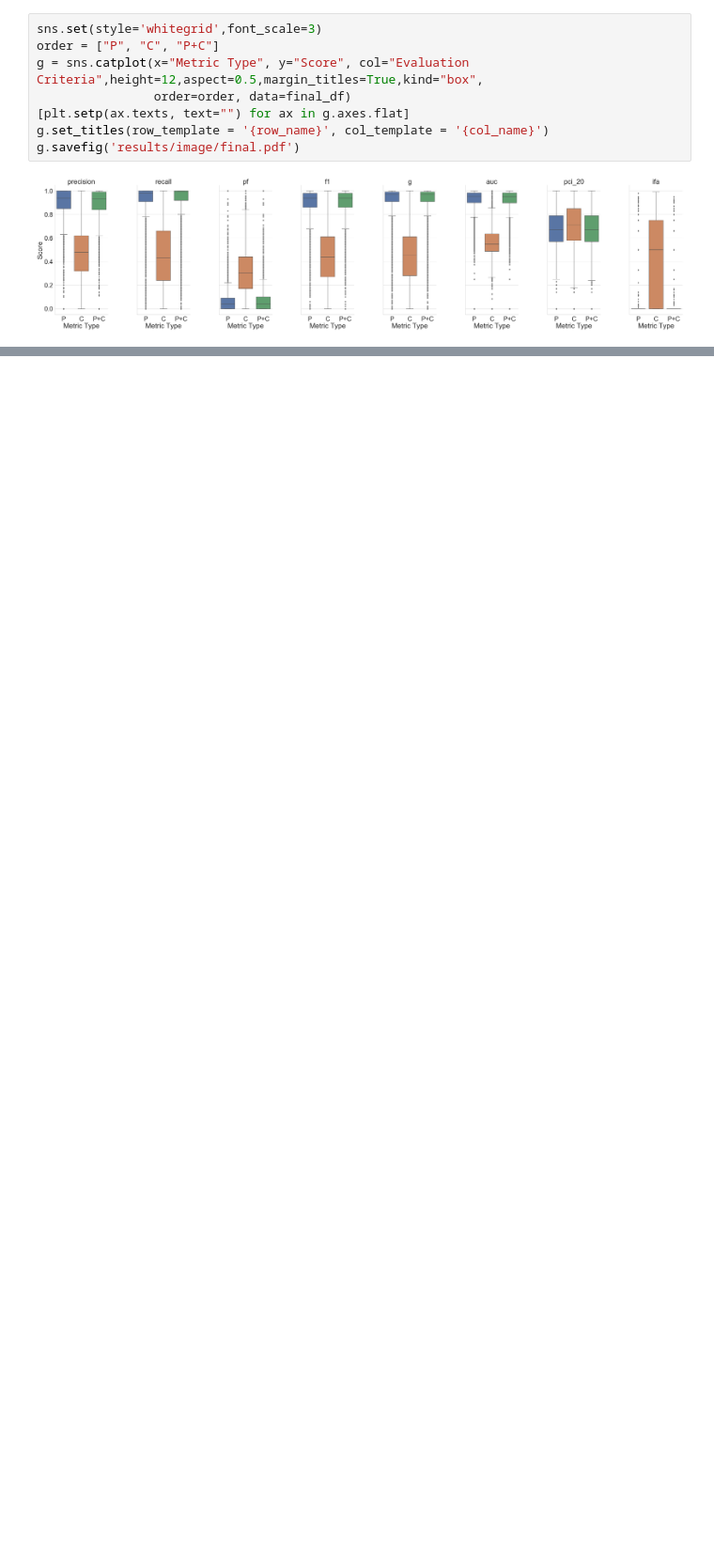
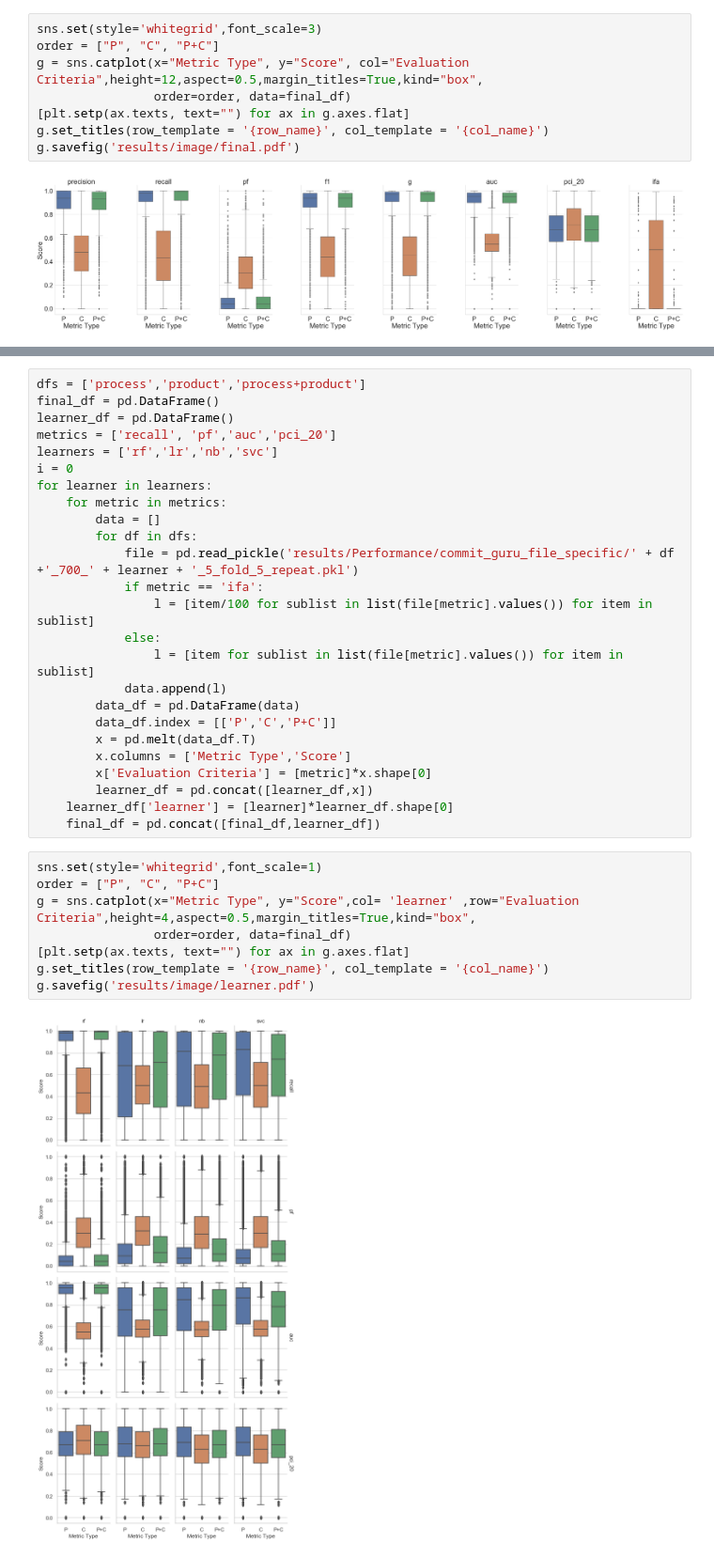
Before and after one commit to Suvodeep90/TCKCCA, a Jupyter notebook: Graphs.ipynb, the cells around one changed output, grey strips where cells are left out. Shown at 94% size. Cells and saved outputs as stored; diff of their text form; blank space fills up the shorter version.

```diff
--- a/Graphs.ipynb
+++ b/Graphs.ipynb
@@ -121,0 +125,35 @@ NameError: name 'ax' is not defined
+# %%
+dfs = ['process','product','process+product']
+final_df = pd.DataFrame()
+learner_df = pd.DataFrame()
+metrics = ['recall', 'pf','auc','pci_20']
+learners = ['rf','lr','nb','svc']
+i = 0
+for learner in learners:
+    for metric in metrics:
+        data = []
+        for df in dfs:
+            file = pd.read_pickle('results/Performance/commit_guru_file_specific/' + df +'_700_' + learner + '_5_fold_5_repeat.pkl')
+            if metric == 'ifa':
+                l = [item/100 for sublist in list(file[metric].values()) for item in sublist]
+            else:
+                l = [item for sublist in list(file[metric].values()) for item in sublist]
+            data.append(l)
+        data_df = pd.DataFrame(data)
+        data_df.index = [['P','C','P+C']]
+        x = pd.melt(data_df.T)
+        x.columns = ['Metric Type','Score']
+        x['Evaluation Criteria'] = [metric]*x.shape[0]
+        learner_df = pd.concat([learner_df,x])
+    learner_df['learner'] = [learner]*learner_df.shape[0]
+    final_df = pd.concat([final_df,learner_df])
+# %%
+sns.set(style='whitegrid',font_scale=1)
+order = ["P", "C", "P+C"]
+g = sns.catplot(x="Metric Type", y="Score",col= 'learner' ,row="Evaluation Criteria",height=4,aspect=0.5,margin_titles=True,kind="box",
+                order=order, data=final_df)
+[plt.setp(ax.texts, text="") for ax in g.axes.flat]
+g.set_titles(row_template = '{row_name}', col_template = '{col_name}')
+g.savefig('results/image/learner.pdf')
+# %% [output]
+[figure, added]
```
Also changed, not shown: parts of 11 cells of this notebook, 16 other files.
